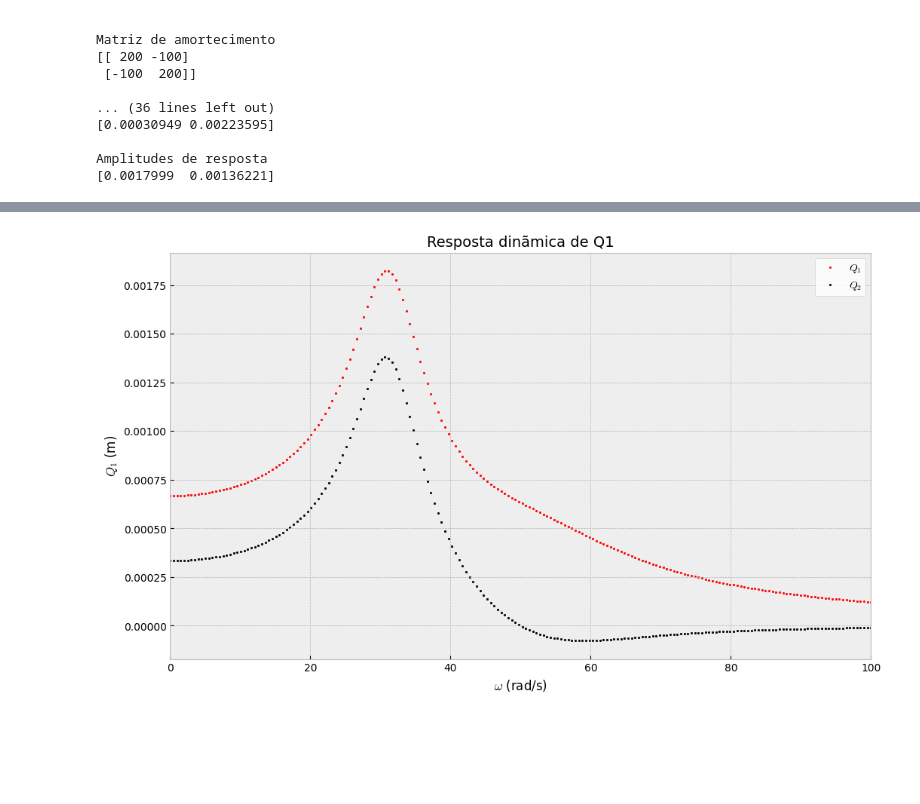
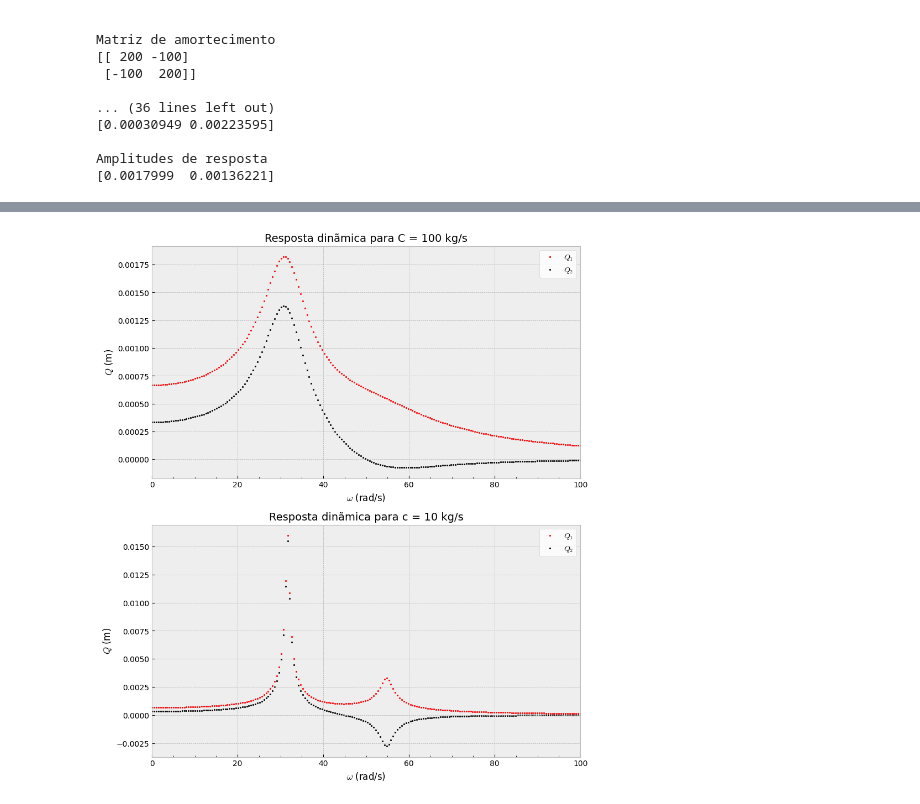
Before and after one commit to jpedro-rod/ElementosFinitos, a Jupyter notebook: Vibracoes_Mecanicas.ipynb, the cells around one changed output, grey strips where cells are left out. Cells and saved outputs as stored; diff of their text form; code cells hidden in the pictures; blank space fills up the shorter version.

```diff
--- a/Vibracoes_Mecanicas.ipynb
+++ b/Vibracoes_Mecanicas.ipynb
@@ -564,6 +596,9 @@ k3 = 10000.0   #N/m
 c1 = 100   #kg/s
 c2 = 100   #kg/s
 c3 = 100   #kg/s
+c4 = 10   #kg/s
+c5 = 10   #kg/s
+c6 = 10   #kg/s
 # %%
 # excitacao harmonica da forma F = [F1,0]*e^(iwt)
 F1 = 10.0   #N
@@ -700,7 +735,8 @@ F_ex = np.array([F1_ex,0.0])
 
 M_ex = np.array([[m1,0.0],[0.0,m2]])
 K_ex = np.array([[k1+k3,-k3],[-k3,k2+k3]])
-C_ex = np.array([[c1+c3,-c3],[-c3,c2+c3]])
+C1_ex = np.array([[c1+c3,-c3],[-c3,c2+c3]])
+C2_ex = np.array([[c4+c6,-c6],[-c6,c5+c6]])
 
 # construindo uma matriz de amortecimento proporcional
 def RMSE(x : list,*args : tuple):
@@ -710,10 +746,10 @@ def RMSE(x : list,*args : tuple):
 
 #print(RMSE([0.007,0.01],M,K,C))   #example
 
-optimization = optimize.differential_evolution(
+optimization1 = optimize.differential_evolution(
                func=RMSE,
                bounds=optimize.Bounds([0.001,0.0001],[100.0,100.0]),
-               args=(M_ex,K_ex,C_ex),
+               args=(M_ex,K_ex,C1_ex),
                #x0=[100.0,0.001],
                maxiter=100,
                tol=0.001,
@@ -722,24 +758,46 @@ optimization = optimize.differential_evolution(
                #disp=True
                )
 
-alpha, beta = optimization.x
-RMSE_final_value = optimization.fun
-print("\nalpha: {}\nbeta: {}".format(alpha,beta))
-print("\nRMSE: {}".format(RMSE_final_value))
+optimization2 = optimize.differential_evolution(
+               func=RMSE,
+               bounds=optimize.Bounds([0.001,0.0001],[100.0,100.0]),
+               args=(M_ex,K_ex,C2_ex),
+               #x0=[100.0,0.001],
+               maxiter=100,
+               tol=0.001,
+               #polish=False,
+               #popsize=20,
+               #disp=True
+               )
 
-Cp = alpha*M + beta*K
+alpha1, beta1 = optimization1.x
+RMSE_final_value1 = optimization1.fun
+print("\nalpha: {}\nbeta: {}".format(alpha1,beta1))
+print("\nRMSE: {}".format(RMSE_final_value1))
+
+Cp1_ex = alpha1*M_ex + beta1*K_ex
 
 print("\nMatriz de amortecimento proporcional: ")
-print(Cp)
+print(Cp1_ex)
+
+alpha2, beta2 = optimization2.x
+RMSE_final_value2 = optimization2.fun
+print("\nalpha: {}\nbeta: {}".format(alpha2,beta2))
+print("\nRMSE: {}".format(RMSE_final_value2))
+
+Cp2_ex = alpha2*M_ex + beta2*K_ex
+
+print("\nMatriz de amortecimento proporcional: ")
+print(Cp2_ex)
 
 # assumindo uma solucao Q = [Q1,Q2]*e^(i(wt + p))
 
 # matriz dinamica
-M_inv = np.linalg.inv(M)
-D = M_inv@K
+M_ex_inv = np.linalg.inv(M_ex)
+D_ex = M_ex_inv@K_ex
 
 # modos de vibração e frequencias naturais
-autovalores, autovetores = np.linalg.eig(D)
+autovalores, autovetores = np.linalg.eig(D_ex)
 
 f_naturais = autovalores**0.5
 modos = autovetores
@@ -751,10 +809,11 @@ print(modos)
 # matriz de massa modal e matriz de rigidez modal (desacoplando o sistema)
 modos_T = np.transpose(modos)
 
-M_modal = modos_T@M@modos
-K_modal = modos_T@K@modos
-Cp_modal = modos_T@Cp@modos
-F_modal = modos_T@F
+M_modal = modos_T@M_ex@modos
+K_modal = modos_T@K_ex@modos
+Cp1_modal = modos_T@Cp1_ex@modos
+Cp2_modal = modos_T@Cp2_ex@modos
+F_modal = modos_T@F_ex
 
 def R_din(w,M_modal,Cp_modal,K_modal,F_modal):
     Q = np.empty([w.size,M_modal.shape[0]])
@@ -769,23 +828,37 @@ def R_din(w,M_modal,Cp_modal,K_modal,F_modal):
 
     return Q
 
-Q_din = R_din(w_ex,M_modal,Cp_modal,K_modal,F_modal)
+Q_din_C1 = R_din(w_ex,M_modal,Cp1_modal,K_modal,F_modal)
+Q_din_C2 = R_din(w_ex,M_modal,Cp2_modal,K_modal,F_modal)
 
 # plot
 plt.style.use('bmh')
 
-fig1, (ax1) = plt.subplots(1, sharey=False, sharex=False, figsize = (12,7))
+fig1, ((ax1),(ax2)) = plt.subplots(2,1, sharey=False, sharex=False, figsize = (10,12))
 
 #ax1.plot(wex,Q_din[:,0], color='red', linewidth=1.0, label=r'$Q_1$')
-ax1.scatter(w_ex,Q_din[:,0], color='red', s=3.0, label=r'$Q_1$')
-ax1.scatter(w_ex,Q_din[:,1], color='black', s=3.0, label=r'$Q_2$')
-ax1.set_title('Resposta dinãmica de Q1',fontdict={'fontsize':14})
+ax1.scatter(w_ex,Q_din_C1[:,0], color='red', s=3.0, label=r'$Q_1$')
+ax1.scatter(w_ex,Q_din_C1[:,1], color='black', s=3.0, label=r'$Q_2$')
+ax1.set_title('Resposta dinãmica para C = {} kg/s'.format(c1),fontdict={'fontsize':14})
 ax1.set_xlabel('$\\omega$ (rad/s)',fontdict={'fontsize':12})
-ax1.set_ylabel('$Q_1$ (m)',fontdict={'fontsize':12})
+ax1.set_ylabel('$Q$ (m)',fontdict={'fontsize':12})
 ax1.legend(loc='best',facecolor ='w')
 ax1.set_xlim(w_ex[0],w_ex[-1])
 #ax1.set_ylim(min(Q_din[:,0])*0.8,max(Q_din[:,0])*1.1)
+ax1.xaxis.set_minor_locator(MultipleLocator(5))
 ax1.yaxis.set_minor_locator(MultipleLocator(0.01))
 
+ax2.scatter(w_ex,Q_din_C2[:,0], color='red', s=3.0, label=r'$Q_1$')
+ax2.scatter(w_ex,Q_din_C2[:,1], color='black', s=3.0, label=r'$Q_2$')
+ax2.set_title('Resposta dinãmica para c = {} kg/s'.format(c4),fontdict={'fontsize':14})
+ax2.set_xlabel('$\\omega$ (rad/s)',fontdict={'fontsize':12})
+ax2.set_ylabel('$Q$ (m)',fontdict={'fontsize':12})
+ax2.legend(loc='best',facecolor ='w')
+ax2.set_xlim(w_ex[0],w_ex[-1])
+#ax2.set_ylim(min(Q_din[:,0])*0.8,max(Q_din[:,0])*1.1)
+ax2.xaxis.set_minor_locator(MultipleLocator(5))
+ax2.yaxis.set_minor_locator(MultipleLocator(0.01))
+
+
 plt.show()
 # %% [output]
@@ -801,5 +878,5 @@ Matriz de amortecimento proporcional:
 Frequências naturais e modos de vibração
 [54.77225575 31.6227766 ]
 [[ 0.70710678  0.70710678]
  [-0.70710678  0.70710678]]
-[figure, old version]
+[figure, new version]
```
Also changed, not shown: parts of 8 cells of this notebook.
